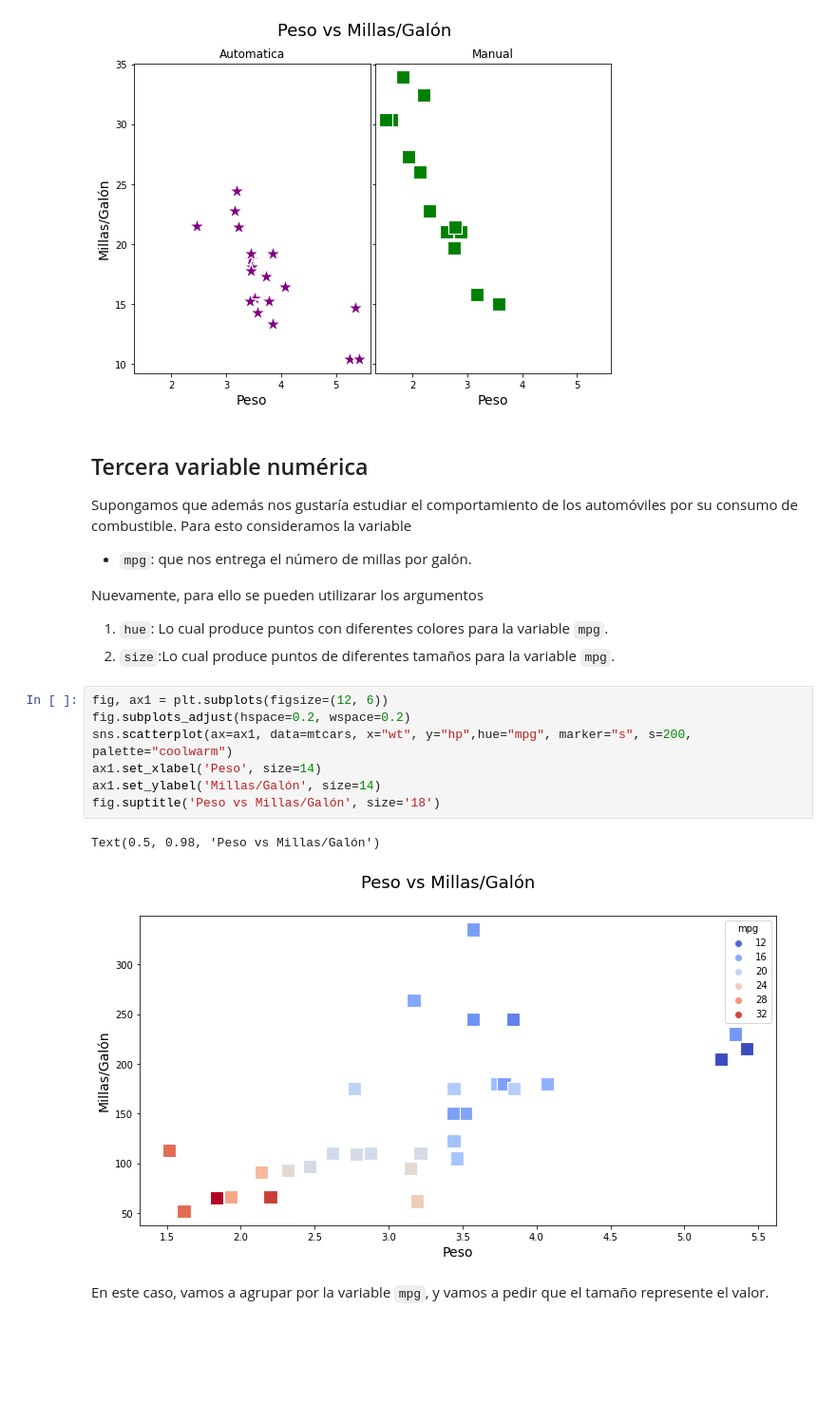
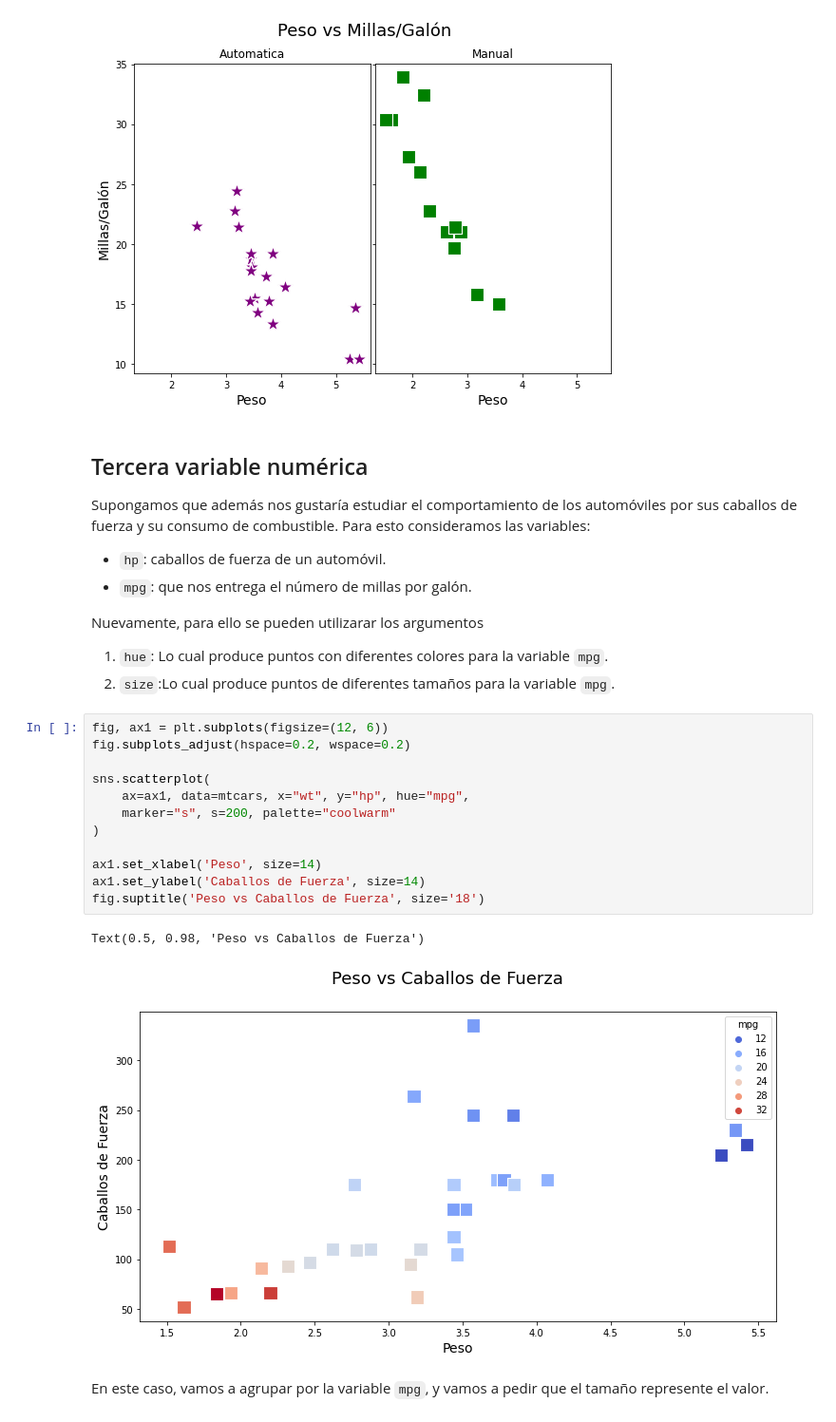
Before and after one commit to TICS314/Syllabus-2021-2-S8, a Jupyter notebook: Semana 05/Jupyter/02 - Scatter.ipynb, the cells around one changed output. Shown: that part at 95% size. Drawn from its saved outputs; the diff is of its cells as text; blank space fills up the shorter version.

```diff
--- a/Semana 05/Jupyter/02 - Scatter.ipynb
+++ b/Semana 05/Jupyter/02 - Scatter.ipynb
@@ -380,8 +380,9 @@ Text(0.5, 0.98, 'Peso vs Millas/Galón')
 # %% [markdown]
 ## Tercera variable numérica
 
-Supongamos que además nos gustaría estudiar el comportamiento de los automóviles por su consumo de combustible. Para esto consideramos la variable
+Supongamos que además nos gustaría estudiar el comportamiento de los automóviles por sus caballos de fuerza y su consumo de combustible. Para esto consideramos las variables:
 
+* `hp`: caballos de fuerza de un automóvil.
 * `mpg`: que nos entrega el número de millas por galón.
 
 Nuevamente, para ello se pueden utilizarar los argumentos
@@ -390,13 +391,18 @@ Nuevamente, para ello se pueden utilizarar los argumentos
 # %%
 fig, ax1 = plt.subplots(figsize=(12, 6))
 fig.subplots_adjust(hspace=0.2, wspace=0.2)
-sns.scatterplot(ax=ax1, data=mtcars, x="wt", y="hp",hue="mpg", marker="s", s=200, palette="coolwarm")
+
+sns.scatterplot(
+    ax=ax1, data=mtcars, x="wt", y="hp", hue="mpg",
+    marker="s", s=200, palette="coolwarm"
+)
+
 ax1.set_xlabel('Peso', size=14)
-ax1.set_ylabel('Millas/Galón', size=14)
-fig.suptitle('Peso vs Millas/Galón', size='18')
+ax1.set_ylabel('Caballos de Fuerza', size=14)
+fig.suptitle('Peso vs Caballos de Fuerza', size='18')
 # %% [output]
-Text(0.5, 0.98, 'Peso vs Millas/Galón')
+Text(0.5, 0.98, 'Peso vs Caballos de Fuerza')
-[figure, old version]
+[figure, new version]
 # %% [markdown]
 En este caso, vamos a agrupar por la variable `mpg`, y vamos a pedir que el tamaño represente el valor.
 # %%
```
Also changed, not shown: parts of 3 cells of this notebook, 8 other files.
